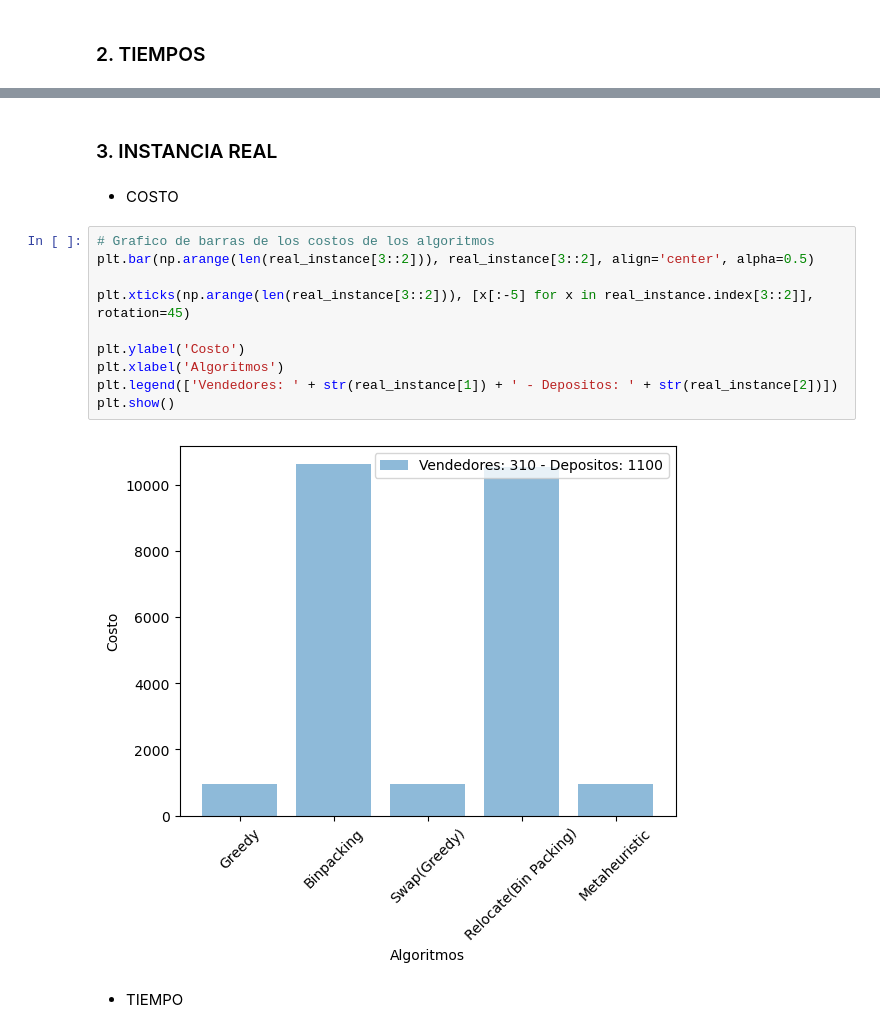
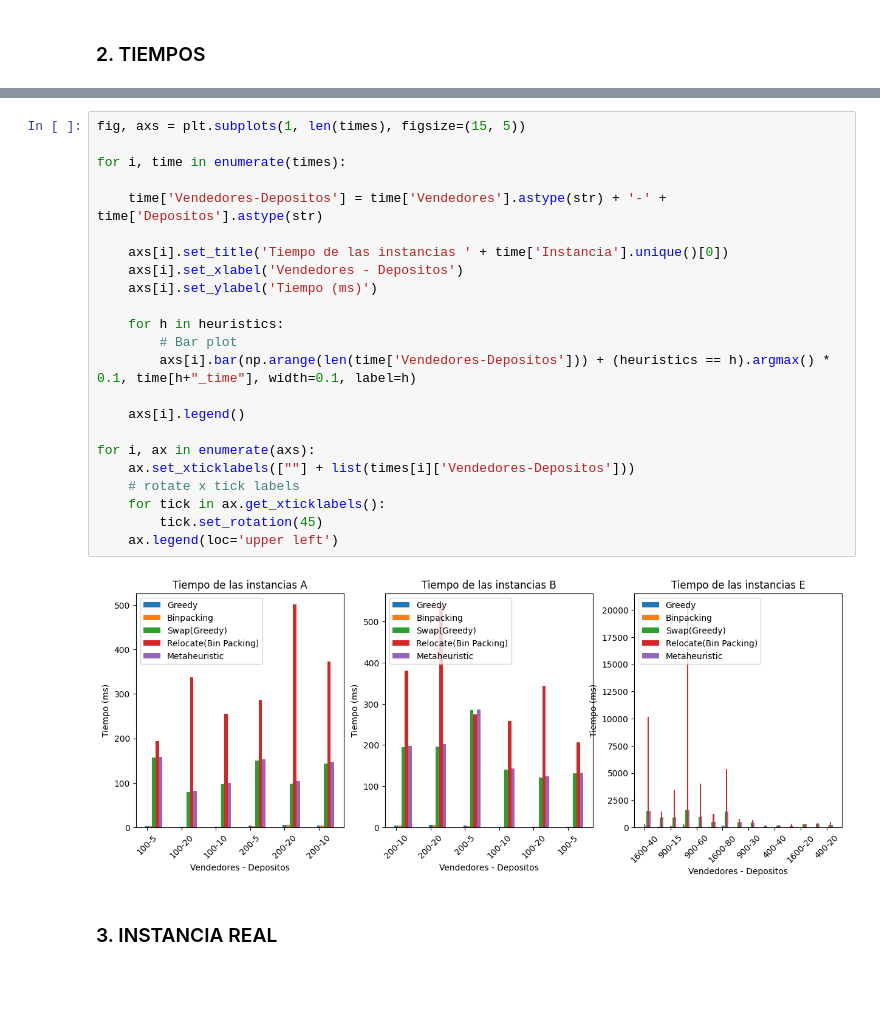
Before and after one commit to IgnacioPardo/TP2_TDV, a Jupyter notebook: src/scripts/experimentacion.ipynb, the cells around one changed output, grey strips where cells are left out. Drawn from its saved outputs; the diff is of its cells as text; blank space fills up the shorter version.

```diff
--- a/src/scripts/experimentacion.ipynb
+++ b/src/scripts/experimentacion.ipynb
@@ -88,18 +152,27 @@ e_instance_time.iloc[:, 1:].plot(kind='bar', x='Vendedores', title='Tiempo de la
+# %%
+fig, axs = plt.subplots(1, len(times), figsize=(15, 5))
+
+for i, time in enumerate(times):
+
+    time['Vendedores-Depositos'] = time['Vendedores'].astype(str) + '-' + time['Depositos'].astype(str)
+
+    axs[i].set_title('Tiempo de las instancias ' + time['Instancia'].unique()[0])
+    axs[i].set_xlabel('Vendedores - Depositos')
+    axs[i].set_ylabel('Tiempo (ms)')
+
+    for h in heuristics:
+        # Bar plot
+        axs[i].bar(np.arange(len(time['Vendedores-Depositos'])) + (heuristics == h).argmax() * 0.1, time[h+"_time"], width=0.1, label=h)
+
+    axs[i].legend()
+
+for i, ax in enumerate(axs):
+    ax.set_xticklabels([""] + list(times[i]['Vendedores-Depositos']))
+    # rotate x tick labels
+    for tick in ax.get_xticklabels():
+        tick.set_rotation(45)
+    ax.legend(loc='upper left')
+# %% [output]
+[figure, added]
 # %% [markdown]
 ### 3. INSTANCIA REAL
-# %% [markdown]
-* COSTO
-# %%
-# Grafico de barras de los costos de los algoritmos
-plt.bar(np.arange(len(real_instance[3::2])), real_instance[3::2], align='center', alpha=0.5)
-
-plt.xticks(np.arange(len(real_instance[3::2])), [x[:-5] for x in real_instance.index[3::2]], rotation=45)
-
-plt.ylabel('Costo')
-plt.xlabel('Algoritmos')
-plt.legend(['Vendedores: ' + str(real_instance[1]) + ' - Depositos: ' + str(real_instance[2])])
-plt.show()
-# %% [output]
-[figure, removed]
-# %% [markdown]
-* TIEMPO
```
Also changed, not shown: parts of 13 cells of this notebook.
